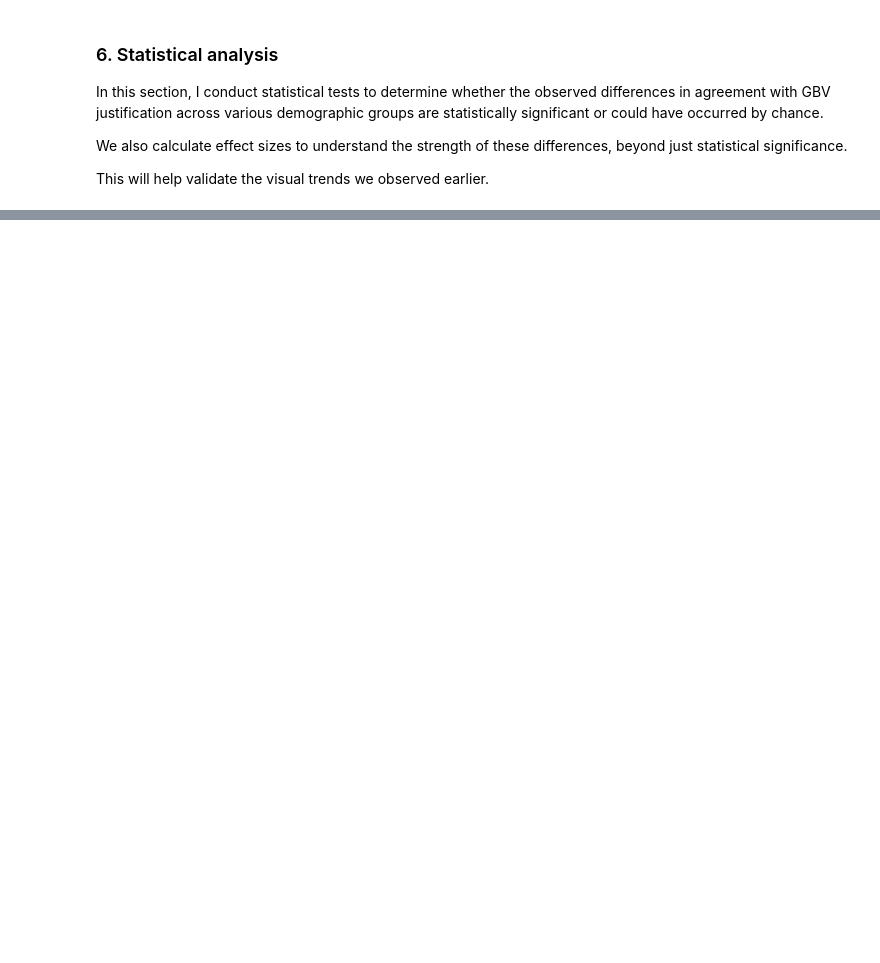
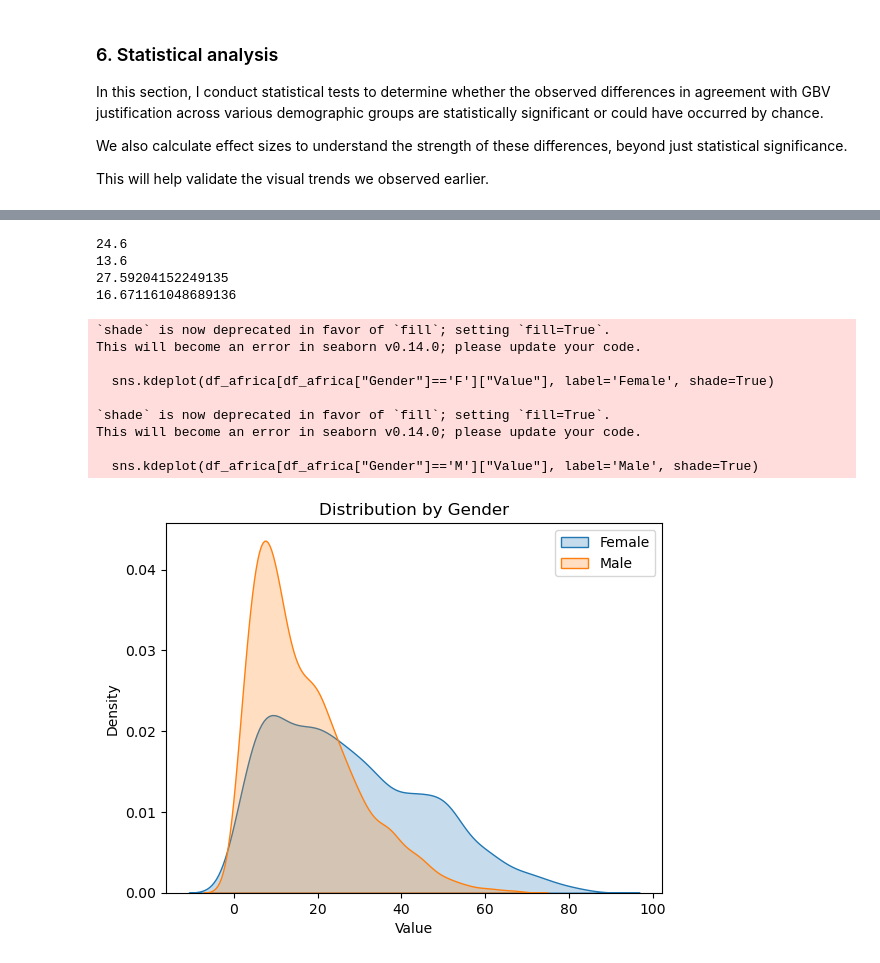
Before and after one commit to MaureenMbugua/Understanding_violence_against_women, a Jupyter notebook: Understanding_violence_against_women.ipynb, the cells around one changed output, grey strips where cells are left out. Drawn from its saved outputs; the diff is of its cells as text; code cells hidden in the pictures; blank space fills up the shorter version.

```diff
--- a/Understanding_violence_against_women.ipynb
+++ b/Understanding_violence_against_women.ipynb
@@ -1175,0 +1176,27 @@ kruskal_wallis_test(df_marital, 'Demographics Response', 'Value', alpha=0.05)
+# %%
+print(df_africa[df_africa["Gender"]=='F']["Value"].median())
+print(df_africa[df_africa["Gender"]=='M']["Value"].median())
+print(df_africa[df_africa["Gender"]=='F']["Value"].mean())
+print(df_africa[df_africa["Gender"]=='M']["Value"].mean())
+# %% [output]
+24.6
+13.6
+27.59204152249135
+16.671161048689136
+# %%
+sns.kdeplot(df_africa[df_africa["Gender"]=='F']["Value"], label='Female', shade=True)
+sns.kdeplot(df_africa[df_africa["Gender"]=='M']["Value"], label='Male', shade=True)
+plt.legend()
+plt.title('Distribution by Gender')
+plt.show()
+# %% [output]
+`shade` is now deprecated in favor of `fill`; setting `fill=True`.
+This will become an error in seaborn v0.14.0; please update your code.
+
+  sns.kdeplot(df_africa[df_africa["Gender"]=='F']["Value"], label='Female', shade=True)
+
+`shade` is now deprecated in favor of `fill`; setting `fill=True`.
+This will become an error in seaborn v0.14.0; please update your code.
+
+  sns.kdeplot(df_africa[df_africa["Gender"]=='M']["Value"], label='Male', shade=True)
+[figure, added]
```
Also changed, not shown: parts of 54 cells of this notebook.
